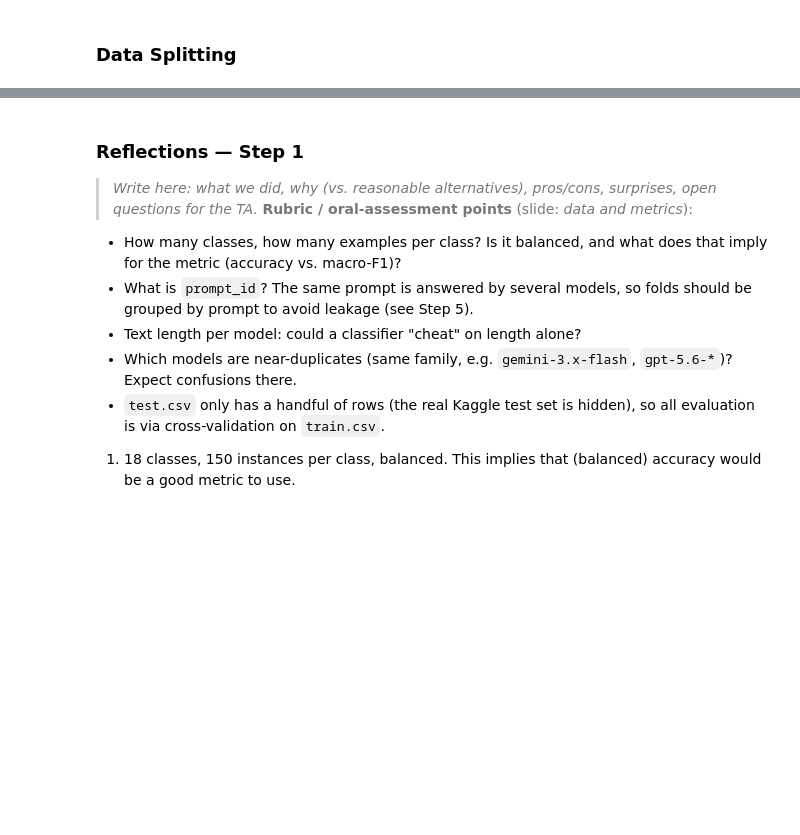
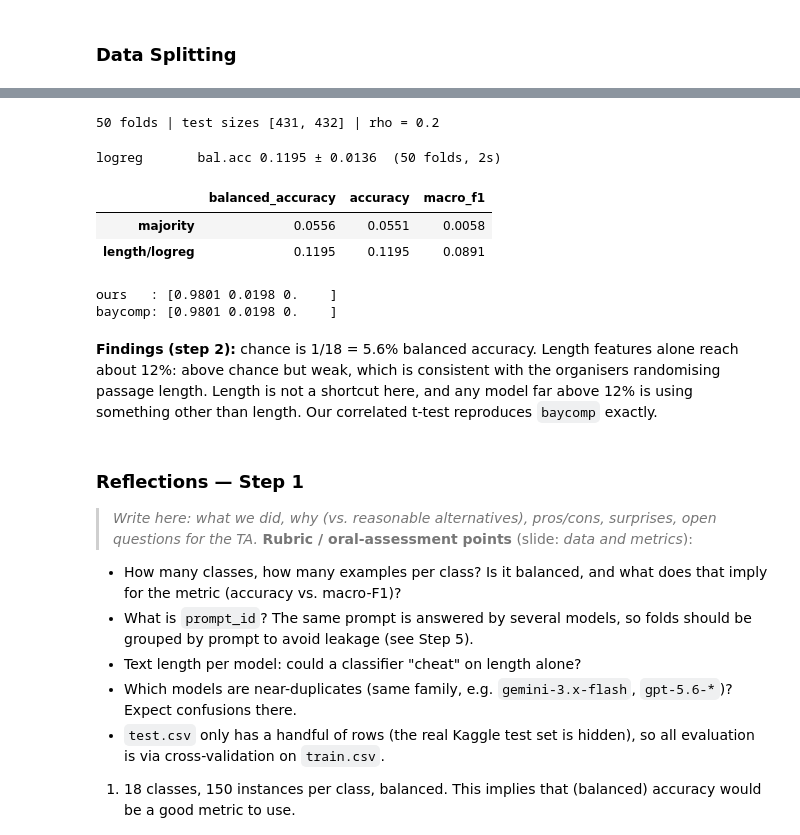
Before and after one commit to artificial-cesare/nlp1-team, a Jupyter notebook: part1/project.ipynb, the cells around one changed output, grey strips where cells are left out. Cells and saved outputs as stored; diff of their text form; code cells hidden in the pictures; blank space fills up the shorter version.

```diff
--- a/part1/project.ipynb
+++ b/part1/project.ipynb
@@ -260,3 +465,49 @@ print(len(train_split_df), len(test_split_df))
+# %%
+# Build (once) and load the shared folds
+R_CHEAP, R_FINETUNE = 10, 1
+if not H.FOLDS_PATH.exists():
+    H.save_folds(H.make_folds(d["id"], y, groups, repeats=R_CHEAP))
+FOLDS = H.load_folds(d["id"].tolist())                          # 10 x 5 = 50 folds
+FOLDS_FT = H.load_folds(d["id"].tolist(), repeats=R_FINETUNE)   # first repeat only
+for r, k, tr, te in FOLDS:
+    assert set(groups[tr]).isdisjoint(groups[te])
+print(len(FOLDS), "folds | test sizes", sorted({len(te) for *_, te in FOLDS}),
+      "| rho =", round(np.mean([len(te) / (len(tr) + len(te)) for *_, tr, te in FOLDS]), 4))
+# %% [output]
+50 folds | test sizes [431, 432] | rho = 0.2
+# %%
+# Baselines on the protocol: majority class and length-only logistic regression
+import baycomp
+
+maj = pd.DataFrame([H.scores(y[te], np.full(len(te), np.bincount(y[tr]).argmax())) for *_, tr, te in FOLDS])
+
+
+def length_features(texts: pd.Series) -> np.ndarray:
+    L = np.c_[texts.str.len(), texts.str.split().str.len(), texts.str.count(r"[.!?](?:\s|$)")]
+    return np.c_[L, np.log1p(L)]
+
+
+X_len = length_features(d["text"])
+RESULTS = {}  # name -> run_cv result; every model/representation lands here
+RESULTS["length/logreg"] = H.run_cv(X_len, y, groups, FOLDS, "logreg")
+display(pd.DataFrame({"majority": maj.mean(),
+                      "length/logreg": pd.DataFrame(RESULTS["length/logreg"]["folds"])[list(maj)].mean()}).T.round(4))
+
+# Cross-check our correlated t-test against baycomp (rho = 1/5 for 5-fold CV)
+ovr = H.run_cv(X_len, y, groups, FOLDS, "logreg_ovr", verbose=False)
+a, b = H.fold_scores(RESULTS["length/logreg"]), H.fold_scores(ovr)
+ours = H.correlated_ttest(a, b, rho=0.2)
+print("ours   :", np.round([ours["p_a_better"], ours["p_rope"], ours["p_b_better"]], 4))
+print("baycomp:", np.round(baycomp.two_on_single(a, b, rope=H.ROPE, runs=R_CHEAP), 4))
+# %% [output]
+logreg       bal.acc 0.1195 ± 0.0136  (50 folds, 2s)
+|  | balanced_accuracy | accuracy | macro_f1 |
+| majority | 0.0556 | 0.0551 | 0.0058 |
+| length/logreg | 0.1195 | 0.1195 | 0.0891 |
+ours   : [0.9801 0.0198 0.    ]
+baycomp: [0.9801 0.0198 0.    ]
+# %% [markdown]
+**Findings (step 2):** chance is 1/18 = 5.6% balanced accuracy. Length features alone reach about 12%: above chance but weak, which is consistent with the organisers randomising passage length. Length is not a shortcut here, and any model far above 12% is using something other than length. Our correlated t-test reproduces `baycomp` exactly.
 # %% [markdown]
 ### Reflections — Step 1
 
```
Also changed, not shown: parts of 8 cells of this notebook, 5 other files.
